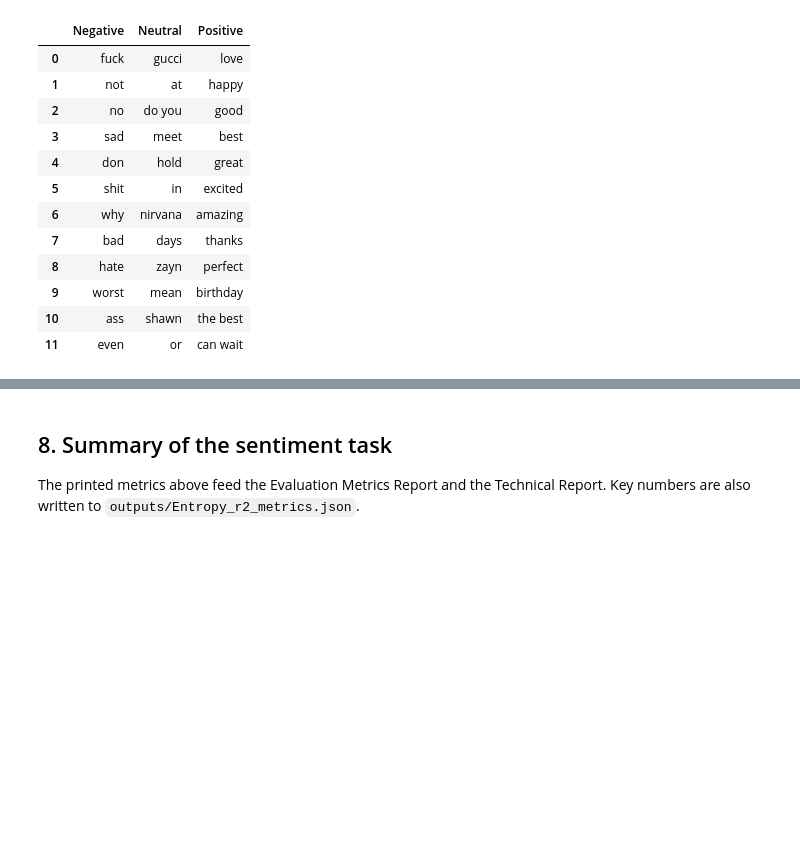
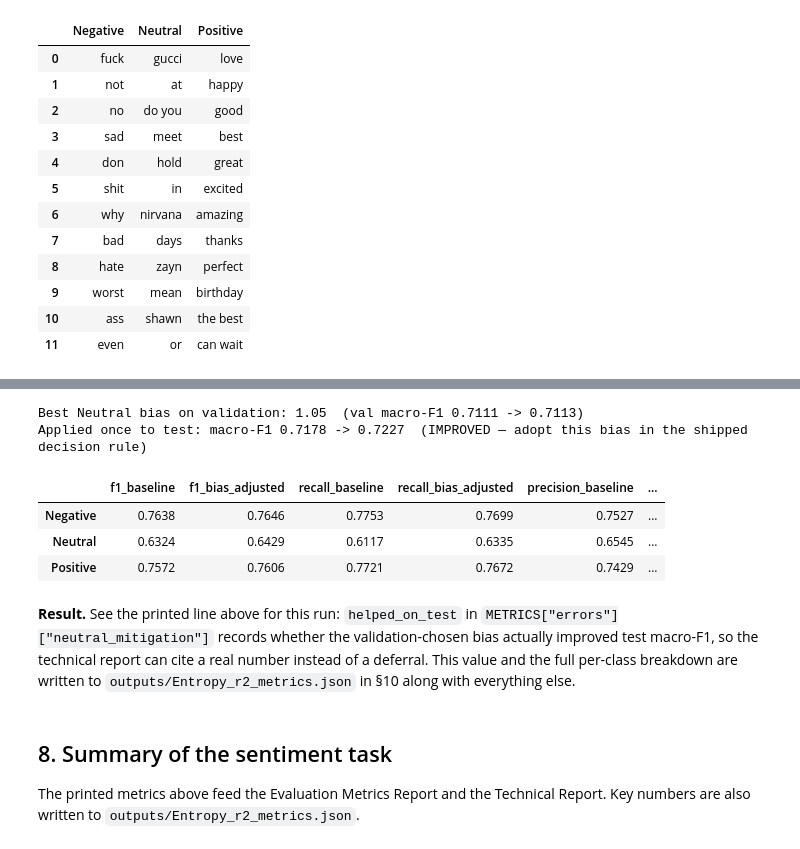
Before and after one commit to SaiGrover/entropy-data-vortex, a Jupyter notebook: Round2-Semantic-Recovery/Entropy_01_NLP_Model.ipynb, the cells around one changed output, grey strips where cells are left out. Cells and saved outputs as stored; diff of their text form; code cells hidden in the pictures; blank space fills up the shorter version.

Commit message:
Update Round 2 final submission

```diff
--- a/Round2-Semantic-Recovery/code/Entropy_01_NLP_Model.ipynb
+++ b/Round2-Semantic-Recovery/Entropy_01_NLP_Model.ipynb
@@ -815,3 +830,58 @@ pd.DataFrame(top_terms)
+# %%
+def apply_bias(proba, bias, label="Neutral"):
+    """Scale one class's probability by `bias`, then renormalise so rows still sum to 1."""
+    p = proba.copy()
+    idx = LABELS.index(label)
+    p[:, idx] *= bias
+    return p / p.sum(axis=1, keepdims=True)
+
+biases = np.round(np.arange(0.80, 1.61, 0.05), 2)
+val_base_f1 = f1_score(yv, val_pred[SELECTED], average="macro")
+val_scores = [f1_score(yv, np.array(LABELS)[apply_bias(val_proba[SELECTED], b).argmax(1)], average="macro")
+              for b in biases]
+best_bias = float(biases[int(np.argmax(val_scores))])
+best_val_f1 = float(max(val_scores))
+
+# Chosen on validation above; applied to test exactly once below.
+test_adj_proba = apply_bias(test_proba[SELECTED], best_bias)
+test_adj_pred = np.array(LABELS)[test_adj_proba.argmax(1)]
+base_test_f1 = f1_score(yt, final_pred, average="macro")
+adj_test_f1 = f1_score(yt, test_adj_pred, average="macro")
+
+p0, r0, f0, _ = precision_recall_fscore_support(yt, final_pred, labels=LABELS)
+p1, r1, f1_adj, _ = precision_recall_fscore_support(yt, test_adj_pred, labels=LABELS)
+mitigation = pd.DataFrame({
+    "f1_baseline": np.round(f0, 4), "f1_bias_adjusted": np.round(f1_adj, 4),
+    "recall_baseline": np.round(r0, 4), "recall_bias_adjusted": np.round(r1, 4),
+    "precision_baseline": np.round(p0, 4), "precision_bias_adjusted": np.round(p1, 4),
+}, index=LABELS)
+
+helped = adj_test_f1 > base_test_f1
+METRICS["errors"]["neutral_mitigation"] = {
+    "method": "scalar bias on Neutral probability before argmax, tuned on validation only",
+    "bias_grid": biases.tolist(), "best_bias": best_bias,
+    "val_macro_f1_baseline": round(val_base_f1, 4), "val_macro_f1_best_bias": round(best_val_f1, 4),
+    "test_macro_f1_baseline": round(float(base_test_f1), 4),
+    "test_macro_f1_bias_adjusted": round(float(adj_test_f1), 4),
+    "helped_on_test": bool(helped),
+    "per_class": mitigation.round(4).to_dict("index"),
+}
+print(f"Best Neutral bias on validation: {best_bias}  (val macro-F1 {val_base_f1:.4f} -> {best_val_f1:.4f})")
+print(f"Applied once to test: macro-F1 {base_test_f1:.4f} -> {adj_test_f1:.4f}  "
+      f"({'IMPROVED' if helped else 'did not improve'} — {'adopt this bias in the shipped decision rule' if helped else 'keep plain arg-max; report as a negative result'})")
+display(mitigation)
+# %% [output]
+Best Neutral bias on validation: 1.05  (val macro-F1 0.7111 -> 0.7113)
+Applied once to test: macro-F1 0.7178 -> 0.7227  (IMPROVED — adopt this bias in the shipped decision rule)
+|  | f1_baseline | f1_bias_adjusted | recall_baseline | recall_bias_adjusted | precision_baseline | ... |
+| Negative | 0.7638 | 0.7646 | 0.7753 | 0.7699 | 0.7527 | ... |
+| Neutral | 0.6324 | 0.6429 | 0.6117 | 0.6335 | 0.6545 | ... |
+| Positive | 0.7572 | 0.7606 | 0.7721 | 0.7672 | 0.7429 | ... |
+# %% [markdown]
+**Result.** See the printed line above for this run: `helped_on_test` in `METRICS["errors"]["neutral_mitigation"]`
+records whether the validation-chosen bias actually improved test macro-F1, so the technical report
+can cite a real number instead of a deferral. This value and the full per-class breakdown are written
+to `outputs/Entropy_r2_metrics.json` in §10 along with everything else.
 # %% [markdown]
 ## 8. Summary of the sentiment task
 
```
Also changed, not shown: parts of 5 cells of this notebook, 20 other files.
